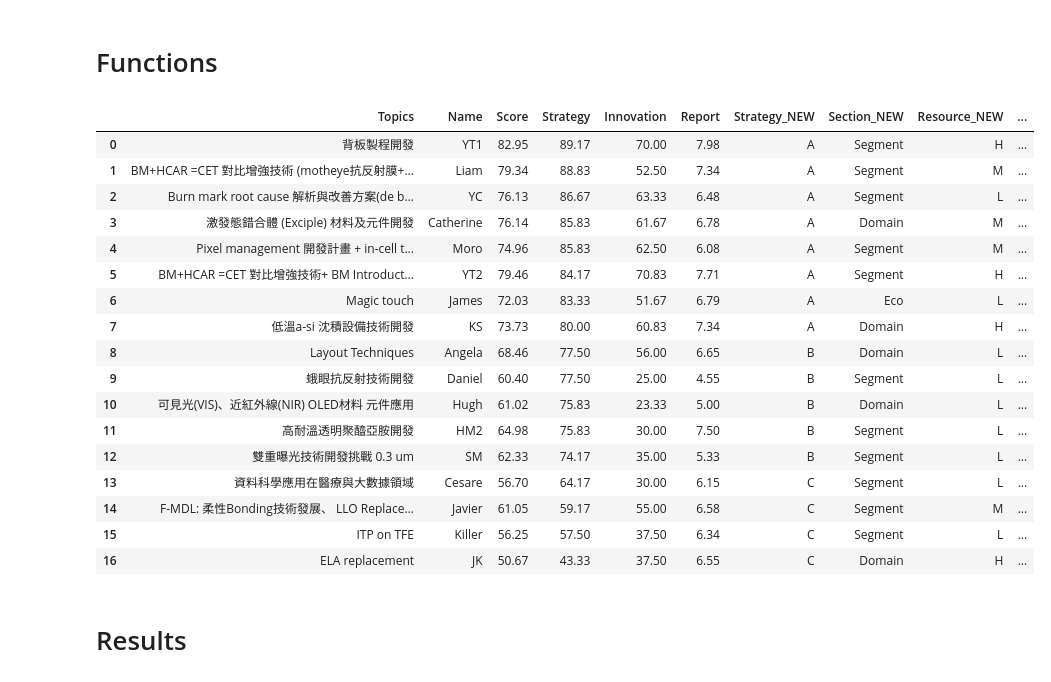
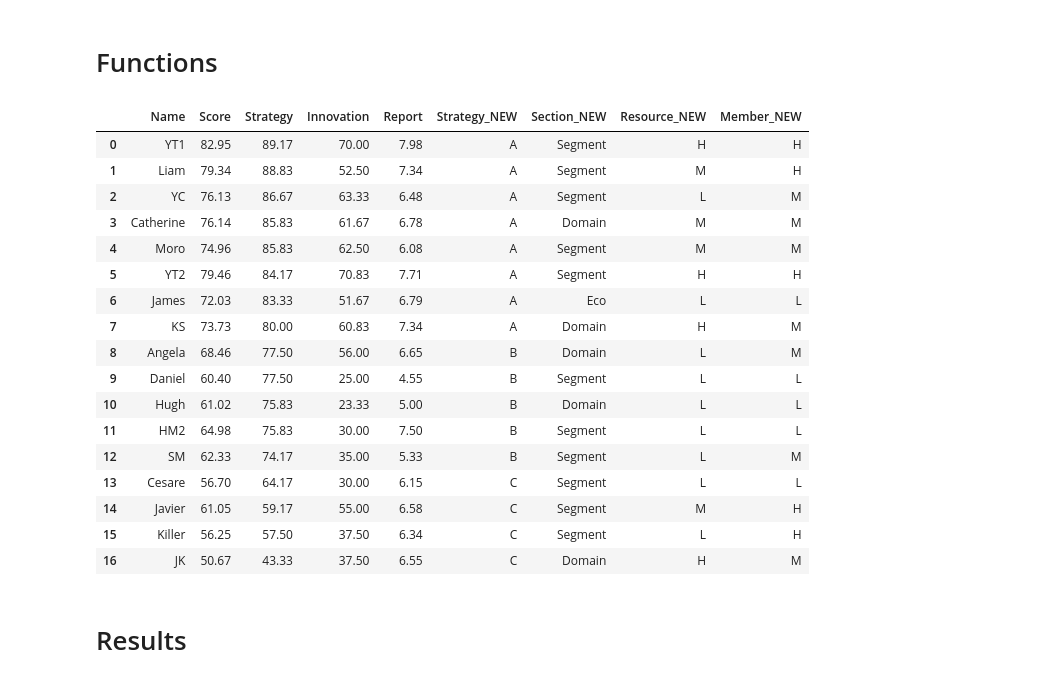
Before and after one commit to randomForester/Defect-detection, a Jupyter notebook: GroupBy/PORE_Final.ipynb, the cells around one changed output. Drawn from its saved outputs; the diff is of its cells as text; code cells hidden in the pictures.

```diff
--- a/GroupBy/PORE_Final.ipynb
+++ b/GroupBy/PORE_Final.ipynb
@@ -26,5 +21,7 @@ int_data.head(6)
+# %%
+int_data.drop('Topics', axis=1, inplace=True)
 # %%
-int_data = int_data[["Topics","Name","Score","Strategy","Innovation","Member","Resource","Report","Section"]]
+int_data = int_data[["Name","Score","Strategy","Innovation","Member","Resource","Report","Section"]]
 # %%
 int_data2 = int_data
 int_data2.head(18)
@@ -242,25 +240,24 @@ dfm = pd.DataFrame({'Member_NEW':int_data2['Member'].apply(Member_FUN)})
 # %%
-int_data2 =  pd.merge(int_data2, dfm, left_index = True, right_index = True)
-int_data2[["Topics","Name","Score","Strategy","Innovation","Report","Strategy_NEW","Section_NEW","Resource_NEW","Member_NEW"]]
+int_data2[["Name","Score","Strategy","Innovation","Report","Strategy_NEW","Section_NEW","Resource_NEW","Member_NEW"]]
 # %% [output]
-|  | Topics | Name | Score | Strategy | Innovation | Report | Strategy_NEW | Section_NEW | Resource_NEW | ... |
-| 0 | 背板製程開發 | YT1 | 82.95 | 89.17 | 70.00 | 7.98 | A | Segment | H | ... |
-| 1 | BM+HCAR =CET 對比增強技術 (motheye抗反射膜+... | Liam | 79.34 | 88.83 | 52.50 | 7.34 | A | Segment | M | ... |
-| 2 | Burn mark root cause 解析與改善方案(de b... | YC | 76.13 | 86.67 | 63.33 | 6.48 | A | Segment | L | ... |
-| 3 | 激發態錯合體 (Exciple) 材料及元件開發 | Catherine | 76.14 | 85.83 | 61.67 | 6.78 | A | Domain | M | ... |
-| 4 | Pixel management 開發計畫 + in-cell t... | Moro | 74.96 | 85.83 | 62.50 | 6.08 | A | Segment | M | ... |
-| 5 | BM+HCAR =CET 對比增強技術+ BM Introduct... | YT2 | 79.46 | 84.17 | 70.83 | 7.71 | A | Segment | H | ... |
-| 6 | Magic touch | James | 72.03 | 83.33 | 51.67 | 6.79 | A | Eco | L | ... |
-| 7 | 低溫a-si 沈積設備技術開發 | KS | 73.73 | 80.00 | 60.83 | 7.34 | A | Domain | H | ... |
-| 8 | Layout Techniques | Angela | 68.46 | 77.50 | 56.00 | 6.65 | B | Domain | L | ... |
-| 9 | 蛾眼抗反射技術開發 | Daniel | 60.40 | 77.50 | 25.00 | 4.55 | B | Segment | L | ... |
-| 10 | 可見光(VIS)、近紅外線(NIR) OLED材料 元件應用 | Hugh | 61.02 | 75.83 | 23.33 | 5.00 | B | Domain | L | ... |
-| 11 | 高耐溫透明聚醯亞胺開發 | HM2 | 64.98 | 75.83 | 30.00 | 7.50 | B | Segment | L | ... |
-| 12 | 雙重曝光技術開發挑戰 0.3 um | SM | 62.33 | 74.17 | 35.00 | 5.33 | B | Segment | L | ... |
-| 13 | 資料科學應用在醫療與大數據領域 | Cesare | 56.70 | 64.17 | 30.00 | 6.15 | C | Segment | L | ... |
-| 14 | F-MDL: 柔性Bonding技術發展、 LLO Replace... | Javier | 61.05 | 59.17 | 55.00 | 6.58 | C | Segment | M | ... |
-| 15 | ITP on TFE | Killer | 56.25 | 57.50 | 37.50 | 6.34 | C | Segment | L | ... |
-| 16 | ELA replacement | JK | 50.67 | 43.33 | 37.50 | 6.55 | C | Domain | H | ... |
+|  | Name | Score | Strategy | Innovation | Report | Strategy_NEW | Section_NEW | Resource_NEW | Member_NEW |
+| 0 | YT1 | 82.95 | 89.17 | 70.00 | 7.98 | A | Segment | H | H |
+| 1 | Liam | 79.34 | 88.83 | 52.50 | 7.34 | A | Segment | M | H |
+| 2 | YC | 76.13 | 86.67 | 63.33 | 6.48 | A | Segment | L | M |
+| 3 | Catherine | 76.14 | 85.83 | 61.67 | 6.78 | A | Domain | M | M |
+| 4 | Moro | 74.96 | 85.83 | 62.50 | 6.08 | A | Segment | M | M |
+| 5 | YT2 | 79.46 | 84.17 | 70.83 | 7.71 | A | Segment | H | H |
+| 6 | James | 72.03 | 83.33 | 51.67 | 6.79 | A | Eco | L | L |
+| 7 | KS | 73.73 | 80.00 | 60.83 | 7.34 | A | Domain | H | M |
+| 8 | Angela | 68.46 | 77.50 | 56.00 | 6.65 | B | Domain | L | M |
+| 9 | Daniel | 60.40 | 77.50 | 25.00 | 4.55 | B | Segment | L | L |
+| 10 | Hugh | 61.02 | 75.83 | 23.33 | 5.00 | B | Domain | L | L |
+| 11 | HM2 | 64.98 | 75.83 | 30.00 | 7.50 | B | Segment | L | L |
+| 12 | SM | 62.33 | 74.17 | 35.00 | 5.33 | B | Segment | L | M |
+| 13 | Cesare | 56.70 | 64.17 | 30.00 | 6.15 | C | Segment | L | L |
+| 14 | Javier | 61.05 | 59.17 | 55.00 | 6.58 | C | Segment | M | H |
+| 15 | Killer | 56.25 | 57.50 | 37.50 | 6.34 | C | Segment | L | H |
+| 16 | JK | 50.67 | 43.33 | 37.50 | 6.55 | C | Domain | H | M |
 # %% [markdown]
 # Results
 # %%
```
Also changed, not shown: parts of 13 cells of this notebook.
